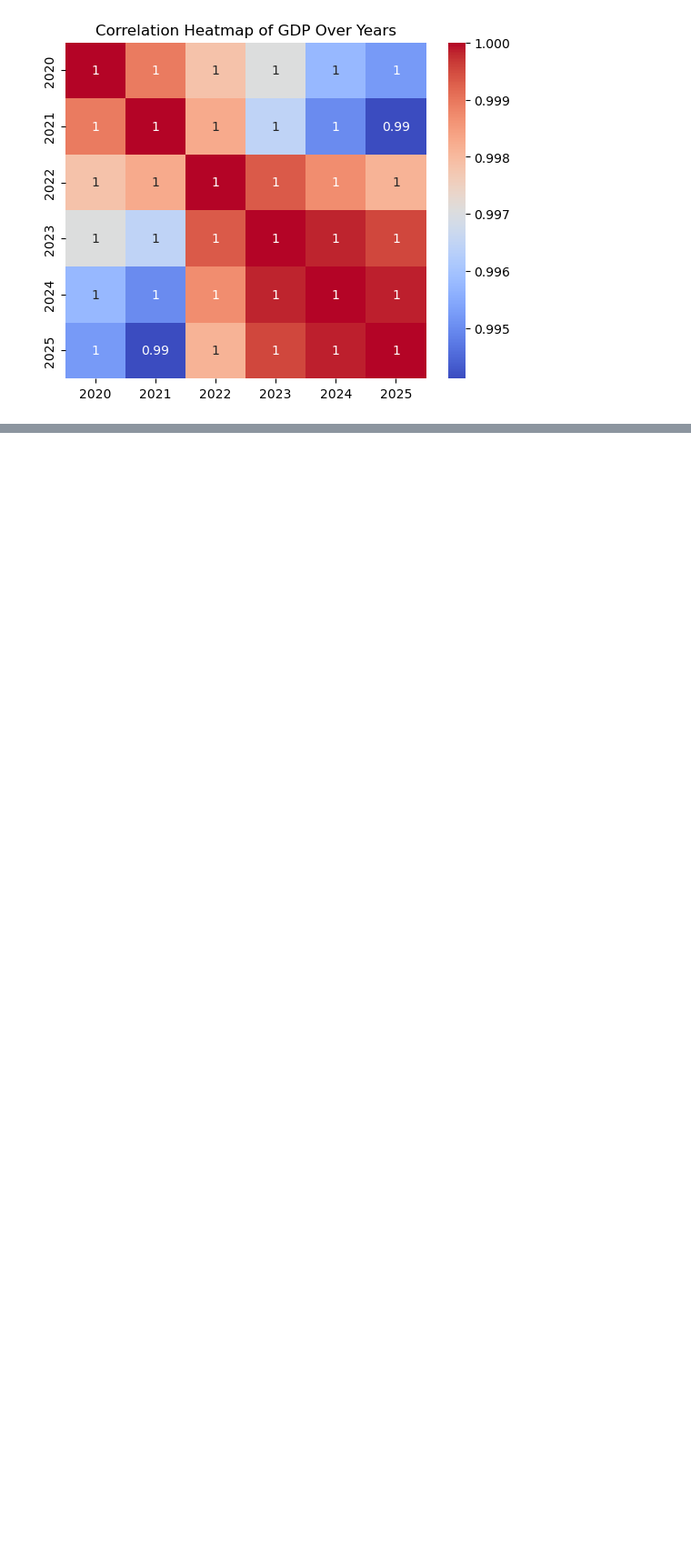
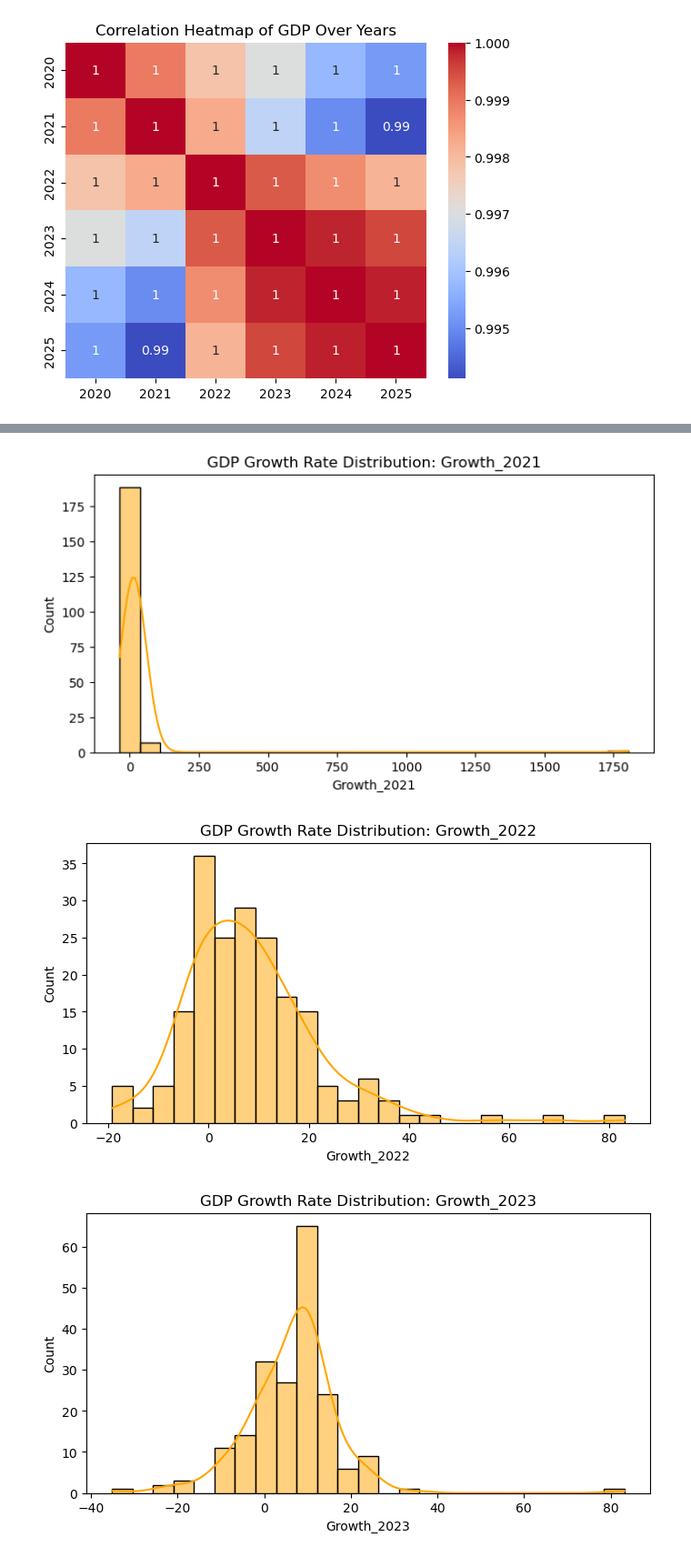
Before and after one commit to RushikeshYeole24/GDP_Data_Analysis, a Jupyter notebook: Data_Wrangling.ipynb, the cells around one changed output, grey strips where cells are left out. Shown at 91% size. Saved outputs shown, nothing was run; the diff lists cells and outputs as text; code cells hidden in the pictures; blank space fills up the shorter version.

Commit message:
Added plots and models
Added plots and models

```diff
--- a/Data_Wrangling.ipynb
+++ b/Data_Wrangling.ipynb
@@ -108,0 +163,14 @@ plt.show()
+# %%
+for i in range(1, len(years)):
+    df[f"Growth_{years[i]}"] = (df[years[i]] - df[years[i-1]]) / df[years[i-1]] * 100
+# %%
+growth_cols = [col for col in df.columns if "Growth" in col]
+for col in growth_cols:
+    plt.figure(figsize=(8,4))
+    sns.histplot(df[col], kde=True, color='orange', bins=25)
+    plt.title(f"GDP Growth Rate Distribution: {col}")
+    plt.show()
+# %% [output]
+[figure, added]
+[figure, added]
+[figure, added]
```
Also changed, not shown: parts of 13 cells of this notebook.
